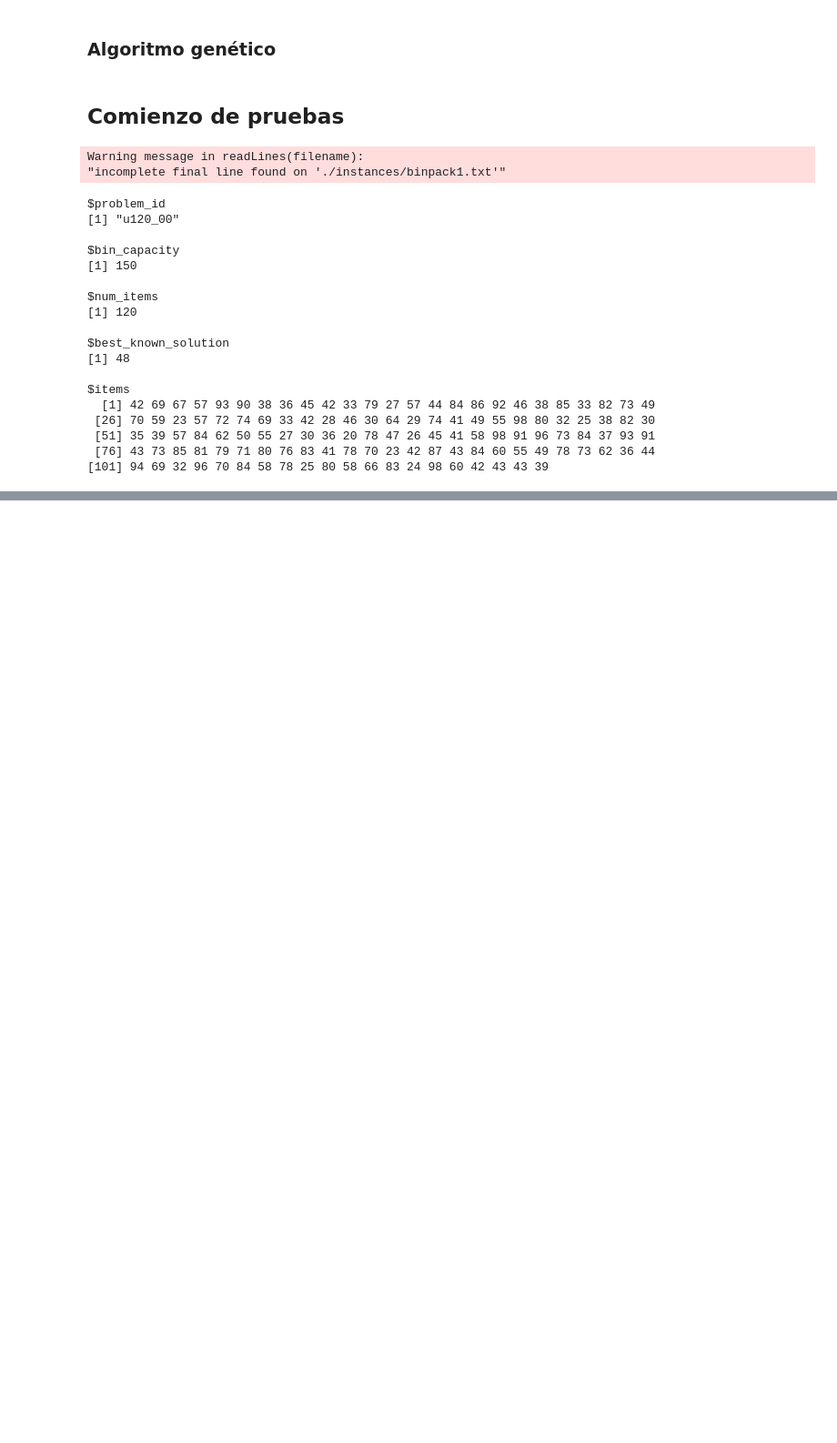
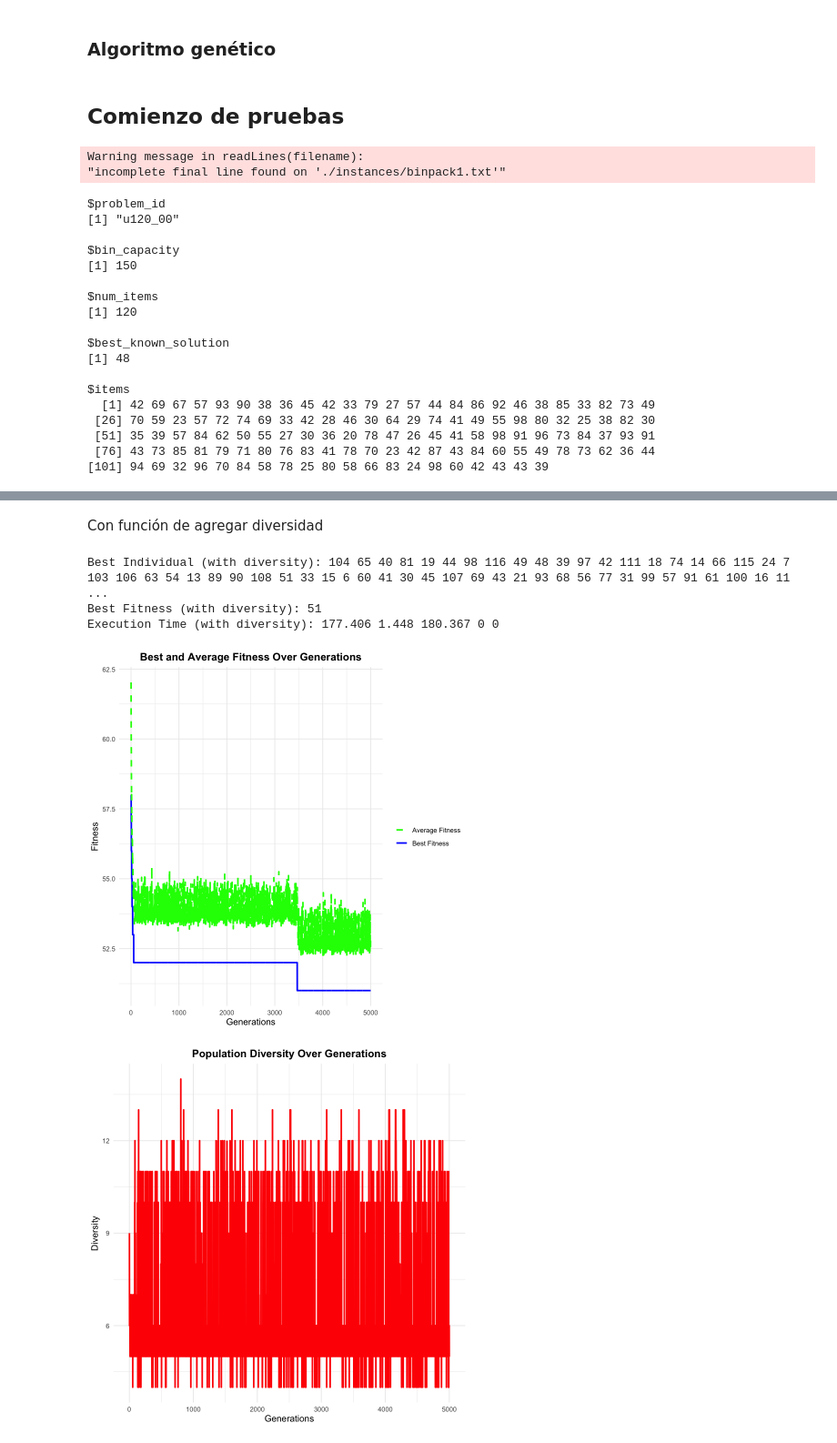
Before and after one commit to antargi/optimizacion, a Jupyter notebook: Investigación 2/inv_2.ipynb, the cells around one changed output, grey strips where cells are left out. Shown at 91% size. Saved outputs shown, nothing was run; the diff lists cells and outputs as text; code cells hidden in the pictures; blank space fills up the shorter version.

```diff
--- a/Investigación 2/inv_2.ipynb
+++ b/Investigación 2/inv_2.ipynb
@@ -414,0 +464,33 @@ $items
+# %% [markdown]
+Con función de agregar diversidad
+# %%
+execution_time_with_diversity <- system.time({
+  result_with_diversity <- GA(bp,
+                              population_size = 80,
+                              mutation_rate = 0.01,
+                              generations = generationsNumber,
+                              elite_ratio = 0.1,
+                              mutation_strategy = "adaptive",
+                              crossover_strategy = "two_point",
+                              selection_method = "tournament",
+                              tournament_size = 3,
+                              diversity_threshold = 0.9,
+                              use_diversity = TRUE)
+})
+
+cat("Best Individual (with diversity):", result_with_diversity$best_individual, "\nBest Fitness (with diversity):", result_with_diversity$best_fitness, "\n")
+cat("Execution Time (with diversity):", execution_time_with_diversity, "\n")
+
+best_fitness_with_diversity <- result_with_diversity$best_fitness_over_time
+average_fitness_with_diversity <- result_with_diversity$average_fitness_over_time
+diversity_with_diversity <- result_with_diversity$diversity_over_time
+
+plot_fitness(generationsNumber, best_fitness_with_diversity, average_fitness_with_diversity)
+plot_diversity(generationsNumber, diversity_with_diversity)
+beepr::beep()
+# %% [output]
+Best Individual (with diversity): 104 65 40 81 19 44 98 116 49 48 39 97 42 111 18 74 14 66 115 24 7 103 106 63 54 13 89 90 108 51 33 15 6 60 41 30 45 107 69 43 21 93 68 56 77 31 99 57 91 61 100 16 11  ...
+Best Fitness (with diversity): 51
+Execution Time (with diversity): 177.406 1.448 180.367 0 0
+[figure, added]
+[figure, added]
```
Also changed, not shown: parts of 27 cells of this notebook.
